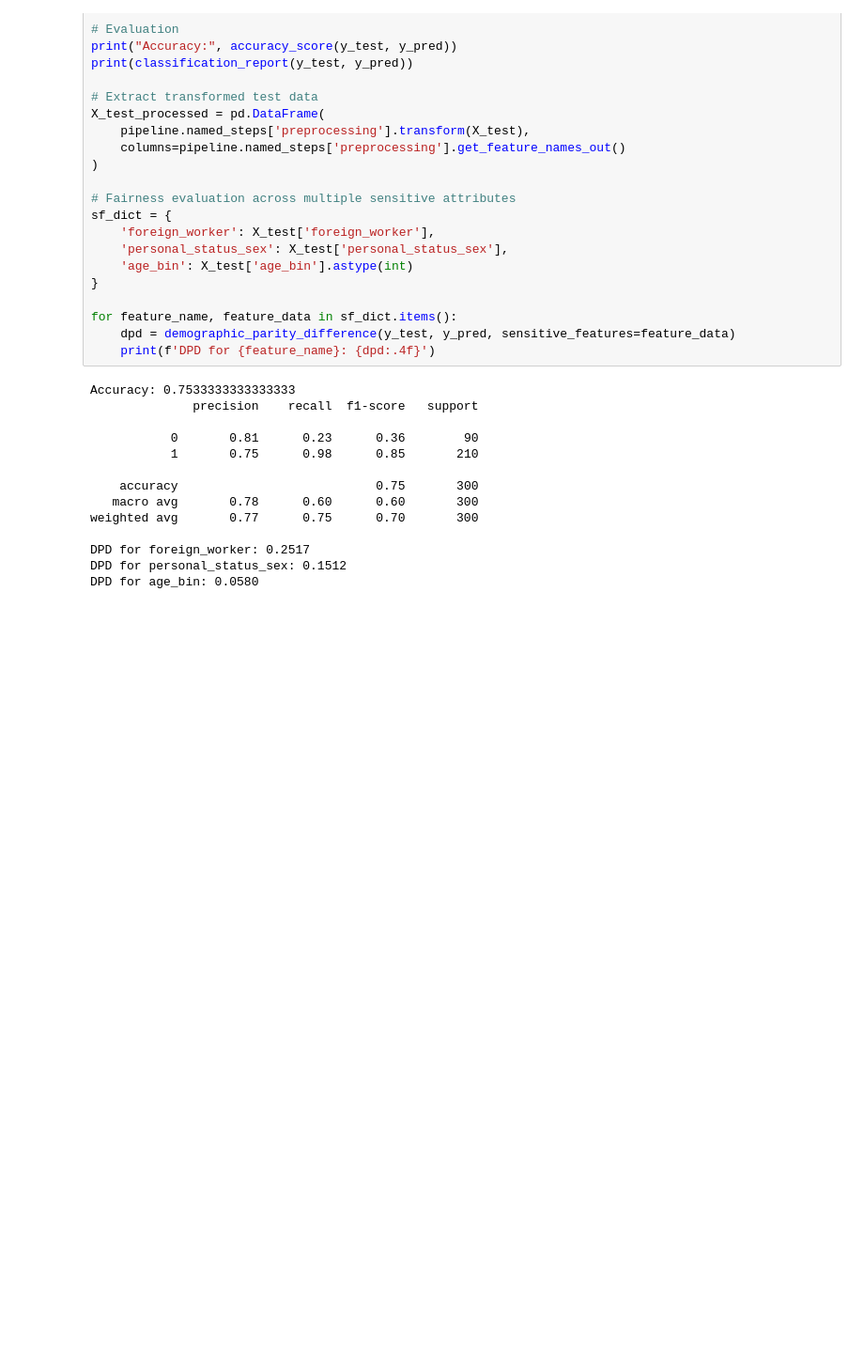
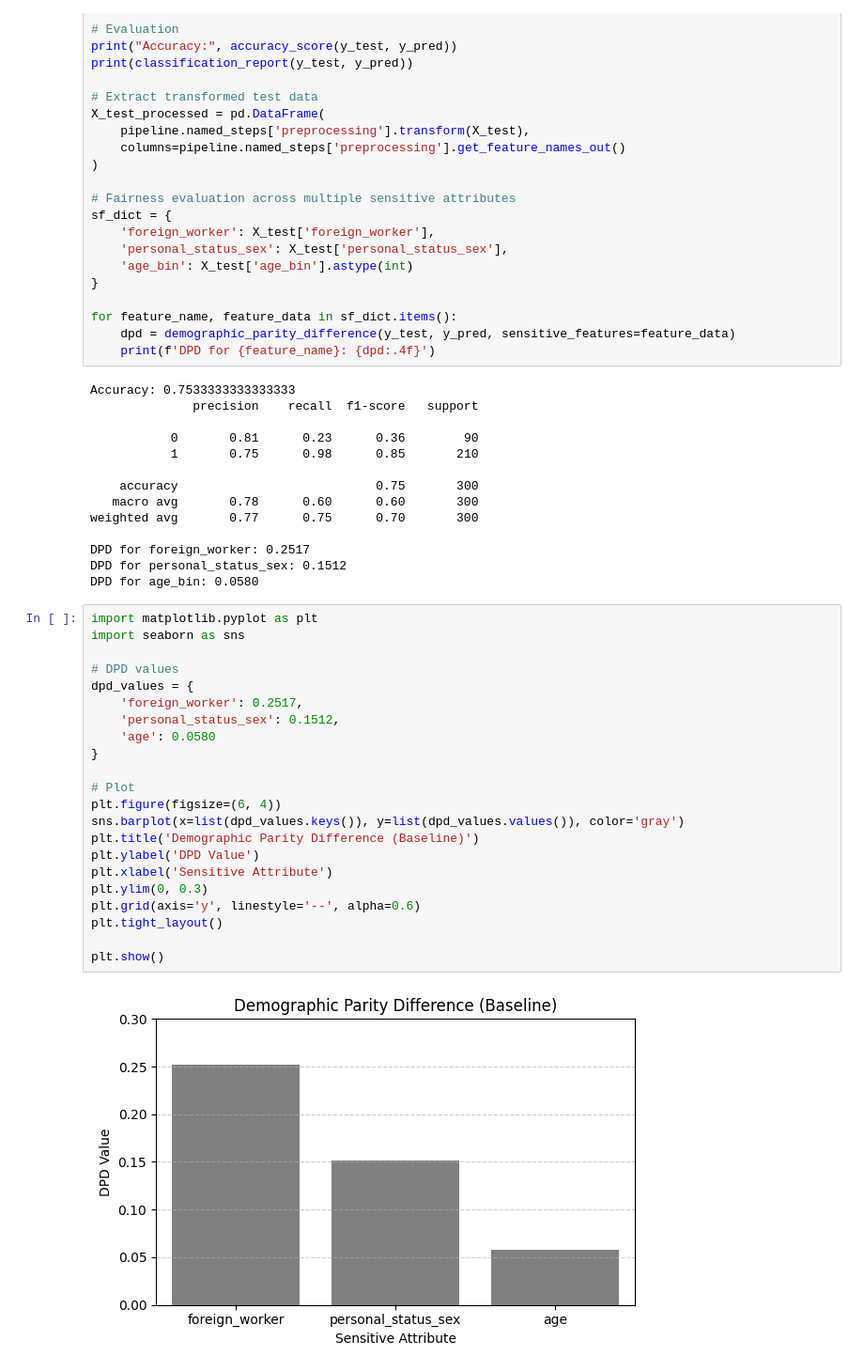
Before and after one commit to JuliaWPereira/fairness, a Jupyter notebook: notebooks/03_fairness_baseline.ipynb, the cells around one changed output. Shown at 94% size. Cells and saved outputs as stored; diff of their text form; blank space fills up the shorter version.

```diff
--- a/notebooks/03_fairness_baseline.ipynb
+++ b/notebooks/03_fairness_baseline.ipynb
@@ -172,3 +165,27 @@ weighted avg       0.77      0.75      0.70       300
 DPD for foreign_worker: 0.2517
 DPD for personal_status_sex: 0.1512
 DPD for age_bin: 0.0580
+# %%
+import matplotlib.pyplot as plt
+import seaborn as sns
+
+# DPD values
+dpd_values = {
+    'foreign_worker': 0.2517,
+    'personal_status_sex': 0.1512,
+    'age': 0.0580
+}
+
+# Plot
+plt.figure(figsize=(6, 4))
+sns.barplot(x=list(dpd_values.keys()), y=list(dpd_values.values()), color='gray')
+plt.title('Demographic Parity Difference (Baseline)')
+plt.ylabel('DPD Value')
+plt.xlabel('Sensitive Attribute')
+plt.ylim(0, 0.3)
+plt.grid(axis='y', linestyle='--', alpha=0.6)
+plt.tight_layout()
+
+plt.show()
+# %% [output]
+[figure, added]
```
Also changed, not shown: parts of 8 cells of this notebook, 35 other files.
